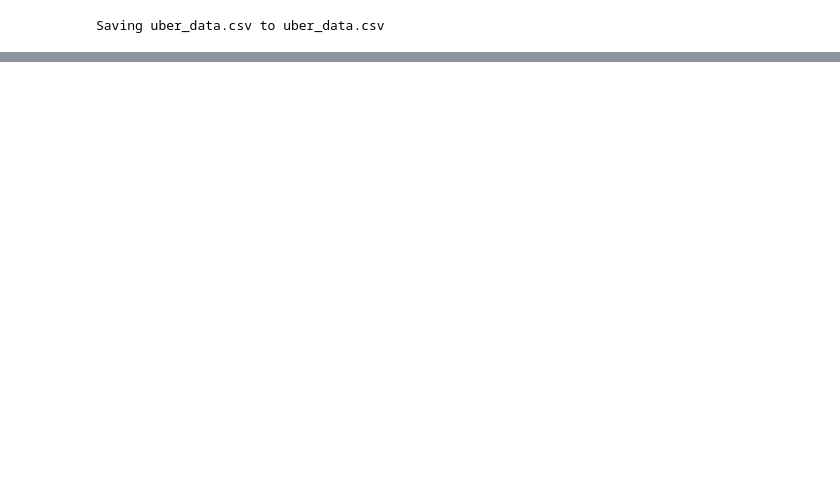
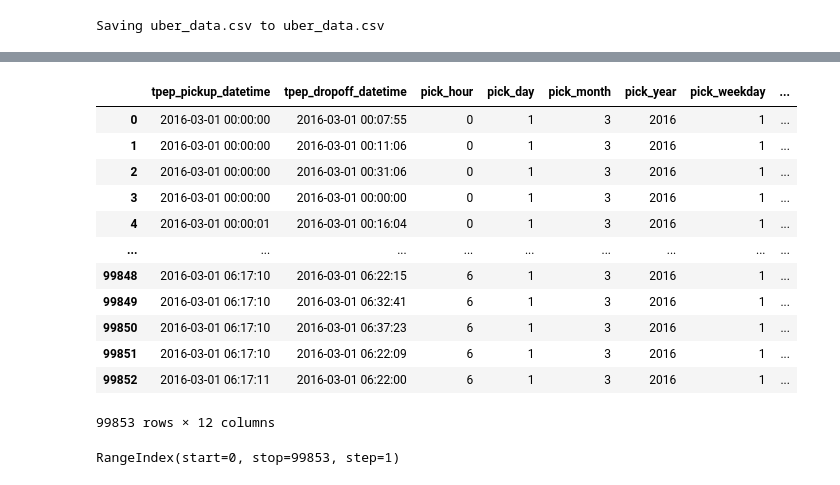
Before and after one commit to kaniyamudhan/uber-data-analytics, a Jupyter notebook: uber_data_analysis.ipynb, the cells around one changed output, grey strips where cells are left out. Drawn from its saved outputs; the diff is of its cells as text; code cells hidden in the pictures; blank space fills up the shorter version.

```diff
--- a/uber_data_analysis.ipynb
+++ b/uber_data_analysis.ipynb
@@ -48,0 +52,7 @@ plt.gca().spines[['top', 'right',]].set_visible(False)
+# %%
+#here have an object so want to change
+df['tpep_pickup_datetime']=pd.to_datetime(df['tpep_pickup_datetime'])
+df['tpep_dropoff_datetime']=pd.to_datetime(df['tpep_dropoff_datetime'])
+# %%
+datetime_dim=df[['tpep_pickup_datetime','tpep_dropoff_datetime']].drop_duplicates().reset_index(drop=True)
+datetime_dim
@@ -48,0 +93,34 @@ plt.gca().spines[['top', 'right',]].set_visible(False)
+# %%
+#for pick
+datetime_dim['pick_hour'] =  datetime_dim['tpep_pickup_datetime'].dt.hour
+datetime_dim['pick_day'] =  datetime_dim['tpep_pickup_datetime'].dt.day
+datetime_dim['pick_month'] =  datetime_dim['tpep_pickup_datetime'].dt.month
+datetime_dim['pick_year'] =  datetime_dim['tpep_pickup_datetime'].dt.year
+datetime_dim['pick_weekday'] =  datetime_dim['tpep_pickup_datetime'].dt.weekday
+# %%
+#for drop
+datetime_dim['drop_hour'] =  datetime_dim['tpep_dropoff_datetime'].dt.hour
+datetime_dim['drop_day'] =  datetime_dim['tpep_dropoff_datetime'].dt.day
+datetime_dim['drop_month'] =  datetime_dim['tpep_dropoff_datetime'].dt.month
+datetime_dim['drop_year'] =  datetime_dim['tpep_dropoff_datetime'].dt.year
+datetime_dim['drop_weekday'] =  datetime_dim['tpep_dropoff_datetime'].dt.weekday
+# %%
+datetime_dim
+# %% [output]
+|  | tpep_pickup_datetime | tpep_dropoff_datetime | pick_hour | pick_day | pick_month | pick_year | pick_weekday | ... |
+| 0 | 2016-03-01 00:00:00 | 2016-03-01 00:07:55 | 0 | 1 | 3 | 2016 | 1 | ... |
+| 1 | 2016-03-01 00:00:00 | 2016-03-01 00:11:06 | 0 | 1 | 3 | 2016 | 1 | ... |
+| 2 | 2016-03-01 00:00:00 | 2016-03-01 00:31:06 | 0 | 1 | 3 | 2016 | 1 | ... |
+| 3 | 2016-03-01 00:00:00 | 2016-03-01 00:00:00 | 0 | 1 | 3 | 2016 | 1 | ... |
+| 4 | 2016-03-01 00:00:01 | 2016-03-01 00:16:04 | 0 | 1 | 3 | 2016 | 1 | ... |
+| ... | ... | ... | ... | ... | ... | ... | ... | ... |
+| 99848 | 2016-03-01 06:17:10 | 2016-03-01 06:22:15 | 6 | 1 | 3 | 2016 | 1 | ... |
+| 99849 | 2016-03-01 06:17:10 | 2016-03-01 06:32:41 | 6 | 1 | 3 | 2016 | 1 | ... |
+| 99850 | 2016-03-01 06:17:10 | 2016-03-01 06:37:23 | 6 | 1 | 3 | 2016 | 1 | ... |
+| 99851 | 2016-03-01 06:17:10 | 2016-03-01 06:22:09 | 6 | 1 | 3 | 2016 | 1 | ... |
+| 99852 | 2016-03-01 06:17:11 | 2016-03-01 06:22:00 | 6 | 1 | 3 | 2016 | 1 | ... |
+99853 rows × 12 columns
+# %%
+datetime_dim.index
+# %% [output]
+RangeIndex(start=0, stop=99853, step=1)
```
Also changed, not shown: parts of 24 cells of this notebook.
